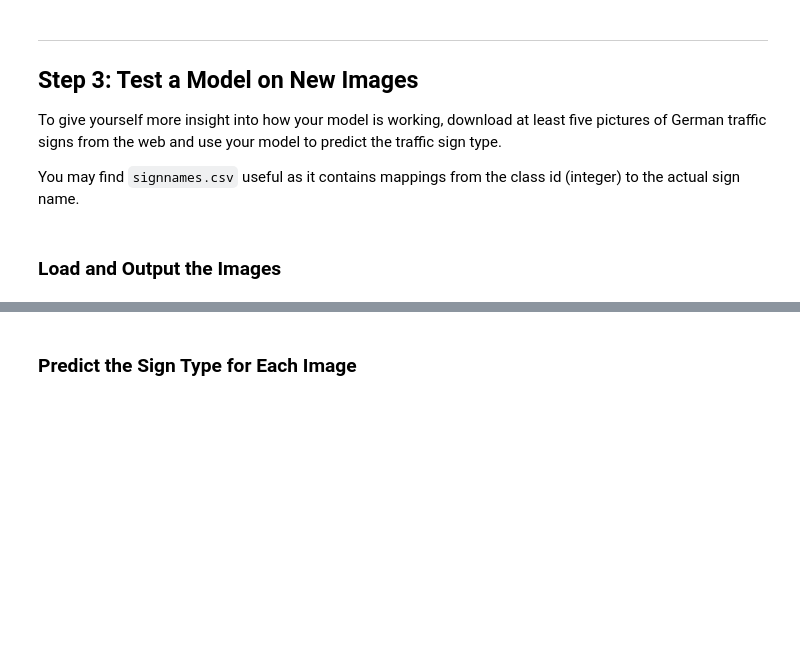
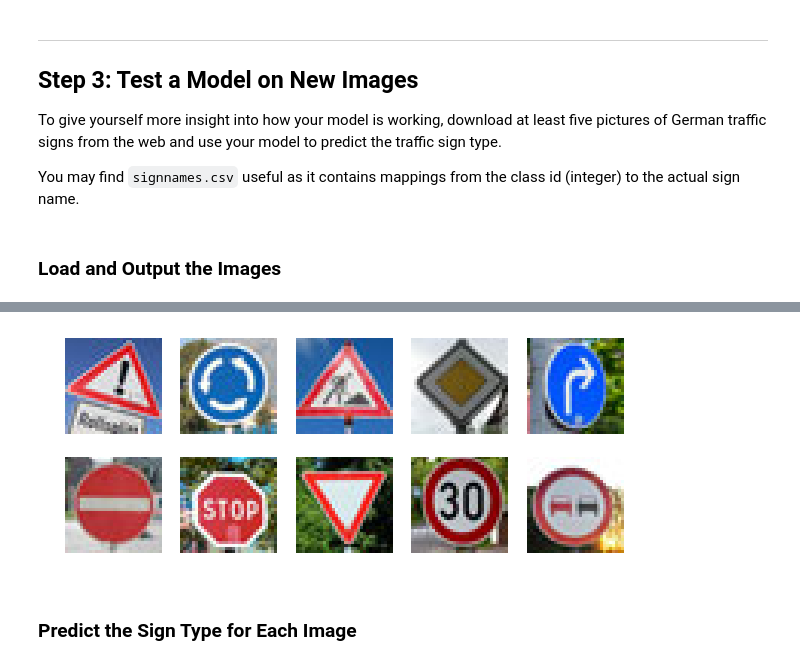
Before and after one commit to FutureKen/CarND-Traffic-Sign-Classifier-Project, a Jupyter notebook: Traffic_Sign_Classifier.ipynb, the cells around one changed output, grey strips where cells are left out. Cells and saved outputs as stored; diff of their text form; code cells hidden in the pictures; blank space fills up the shorter version.

```diff
--- a/Traffic_Sign_Classifier.ipynb
+++ b/Traffic_Sign_Classifier.ipynb
@@ -351,7 +338,7 @@ Return the result of the 2nd fully connected layer.
 
 import tensorflow as tf
 
-EPOCHS = 80
+EPOCHS = 60
 BATCH_SIZE = 100
 rate = 0.0009
 # %%
@@ -554,20 +530,3 @@ To give yourself more insight into how your model is working, download at least
 You may find `signnames.csv` useful as it contains mappings from the class id (integer) to the actual sign name.
 # %% [markdown]
 ### Load and Output the Images
-# %%
-### Load the images and plot them here.
-### Feel free to use as many code cells as needed.
-import cv2
-import os
-# Create a list to store all image paths
-img_paths = os.listdir("new-test-img/")
-# Create an array to store image pixel values
-new_images = np.empty([10,32,32,3], dtype=np.uint8)
-# Load images
-for i, img_path in enumerate(img_paths):
-        read_image = cv2.imread("new-test-img/" + img_path)
-        if (read_image) is not None:
-            new_images[i] = cv2.resize(cv2.cvtColor(read_image, cv2.COLOR_BGR2RGB),
-                                       (32,32),interpolation=cv2.INTER_AREA)
-            plt.subplot(2,5,i+1)
-            plt.imshow(new_images[i])
@@ -575,0 +533,66 @@ for i, img_path in enumerate(img_paths):
+# %%
+### Load the images and plot them here.
+### Feel free to use as many code cells as needed.
+
+import matplotlib.pyplot as plt
+%matplotlib inline
+
+import tensorflow as tf
+import numpy as np
+import cv2
+import os
+# Create a list to store all image paths
+img_paths = os.listdir("new-test-img/")
+# Create an array to store image pixel values
+new_images = []
+
+fig, axs = plt.subplots(2,5, figsize=(10, 4))
+axs = axs.ravel()
+
+# Load images
+for i, img_path in enumerate(img_paths):
+        read_image = cv2.imread("new-test-img/" + img_path)
+        axs[i].axis('off')
+        axs[i].imshow(cv2.cvtColor(read_image, cv2.COLOR_BGR2RGB))
+
+        new_images.append(read_image)
+
+new_images = np.asarray(new_images)
+
+
+# Create labels for new images
+new_labels = [18, 40, 25, 12, 33, 17, 14, 13, 1, 9]
+
+def grayscale(X):
+    X_gray = np.zeros(X.shape[:-1])
+    for i in range(X.shape[0]):
+        X_gray[i,:,:] = cv2.cvtColor(X[i,:,:,:], cv2.COLOR_RGB2GRAY)
+    return X_gray.reshape((X_gray.shape[0],X_gray.shape[1],X_gray.shape[2],1))
+
+#new_images_gn = grayscale(new_images)
+
+#new_images = np.asarray(new_images)
+
+new_images_gn = grayscale(new_images)
+
+new_images_gn = (new_images_gn - 128) / 128
+
+
+# Load and run labels
+#loaded_graph = tf.Graph()
+#saver2 = tf.train.Saver()
+
+# with tf.Session() as sess:
+#     saver2.restore(sess, tf.train.latest_checkpoint('.'))
+
+#     test_accuracy = evaluate(new_images_gn, new_labels)
+#     print("Test Accuracy = {:.3f}".format(test_accuracy))
+
+
+with tf.Session() as sess:
+    sess.run(tf.global_variables_initializer())
+    saver2 = tf.train.import_meta_graph('./lenet.meta')
+    saver2.restore(sess, "./lenet")
+    my_accuracy = evaluate(new_images_gn, new_labels)
+    print("Test Set Accuracy = {:.3f}".format(my_accuracy))
+# %% [output]
@@ -576,2 +601,3 @@ for i, img_path in enumerate(img_paths):
+[figure, added]
 # %% [markdown]
 ### Predict the Sign Type for Each Image
```
Also changed, not shown: parts of 16 cells of this notebook, 1 other file.
